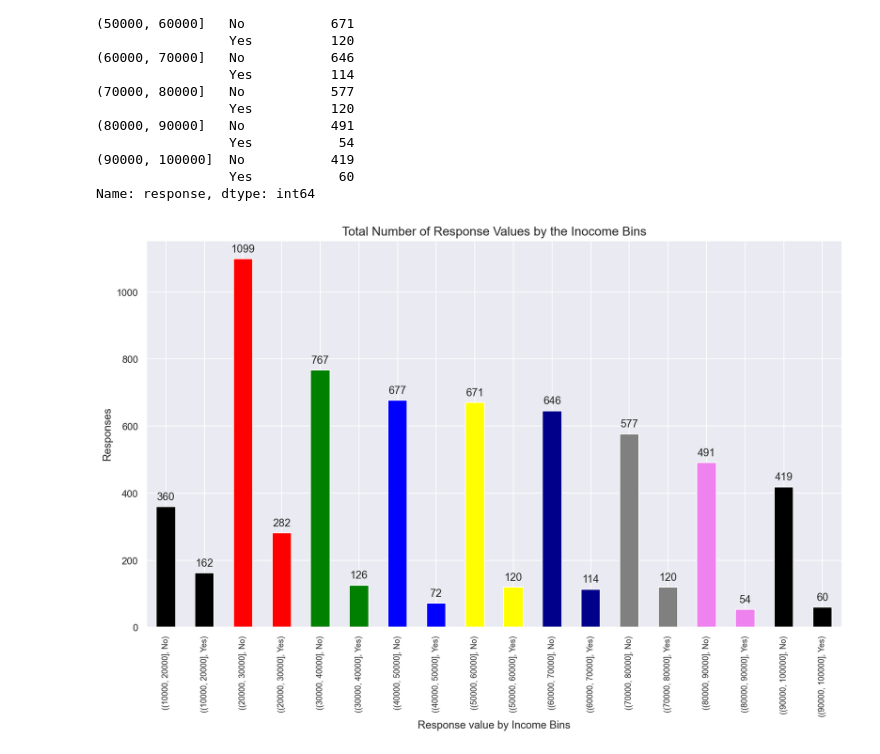
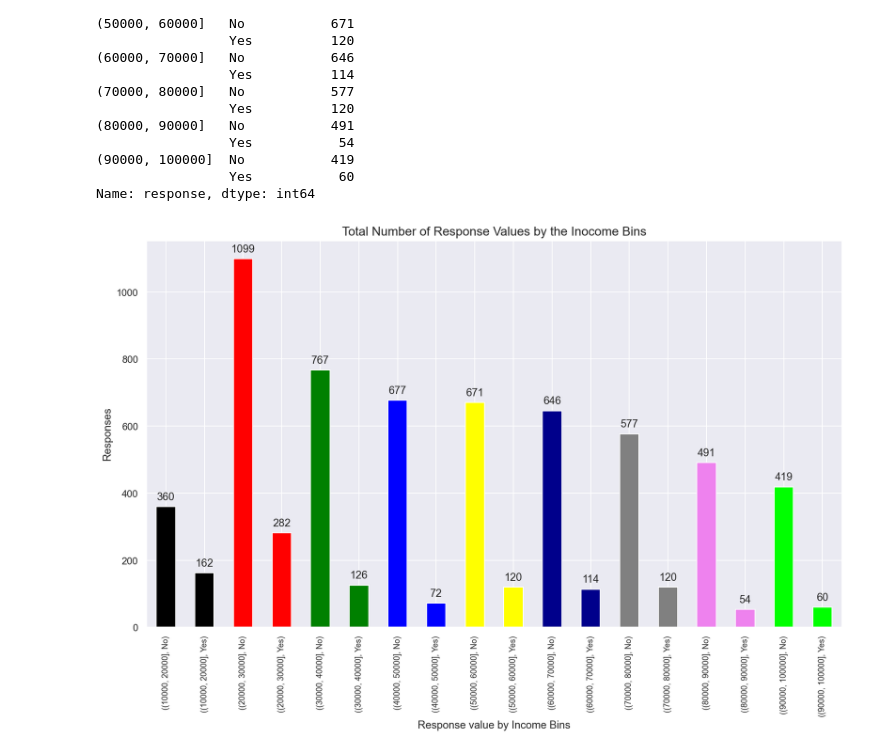
Before and after one commit to isra-st/lab-customer-analysis-round-3, a Jupyter notebook: lab-customer-analysis-round-3.ipynb, the cells around one changed output. Drawn from its saved outputs; the diff is of its cells as text; code cells hidden in the pictures.

Commit message:
Still entire lab done without LAB2 coding, corrected xticks, typo corrections, last chart correction with colours

```diff
--- a/lab-customer-analysis-round-3.ipynb
+++ b/lab-customer-analysis-round-3.ipynb
@@ -365,21 +365,21 @@ Name: response, dtype: int64
 # %%
 #BarPlot
 #Response Rate Values by Income.
 #Create data for being plotted
-ax = df.groupby(df['income_bins'])['response'].value_counts().plot(kind='bar', color=['black', 'black', 'red','red','green', 'green', 'blue', 'blue', 'yellow', 'yellow', 'darkblue', 'darkblue', 'grey', 'grey', 'violet', 'violet'])
+ax = df.groupby(df['income_bins'])['response'].value_counts().plot(kind='bar', color=['black', 'black', 'red','red','green', 'green', 'blue', 'blue', 'yellow', 'yellow', 'darkblue', 'darkblue', 'grey', 'grey', 'violet', 'violet', 'lime', 'lime'])
 #Use the get_legend_handles_Labels function to get the labels value of the bars
 handles, labels = ax.get_legend_handles_labels()
 #Name the Y axis
 ax.set_ylabel('Responses')
 #Name the X axis
 ax.set_xlabel('Response value by Income Bins')
 #Set the xticks (values of the column reponses) in horizontal
 plt.xticks(rotation='90', fontsize=9)
 #Set the title
 plt.title('Total Number of Response Values by the Inocome Bins', fontsize=14)
 #apply fucntion to plot the bar labels
 add_value_labels(ax, 'bar', spacing=5)
 #Plot the barchart
 plt.show()
 # %% [output]
-[figure, old version]
+[figure, new version]
```
